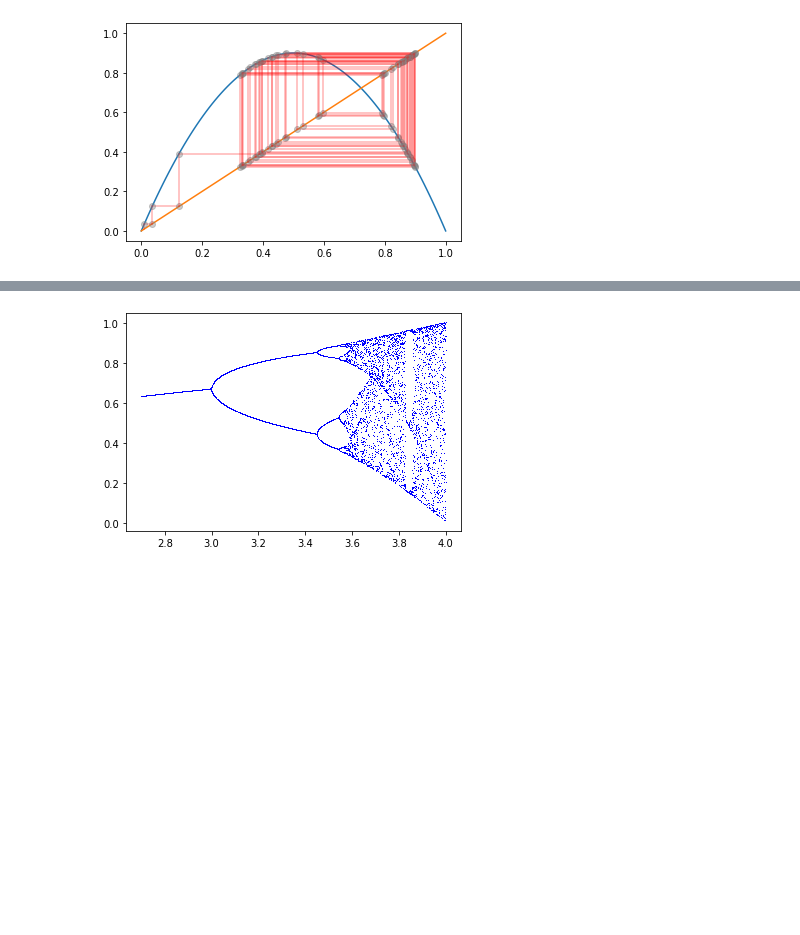
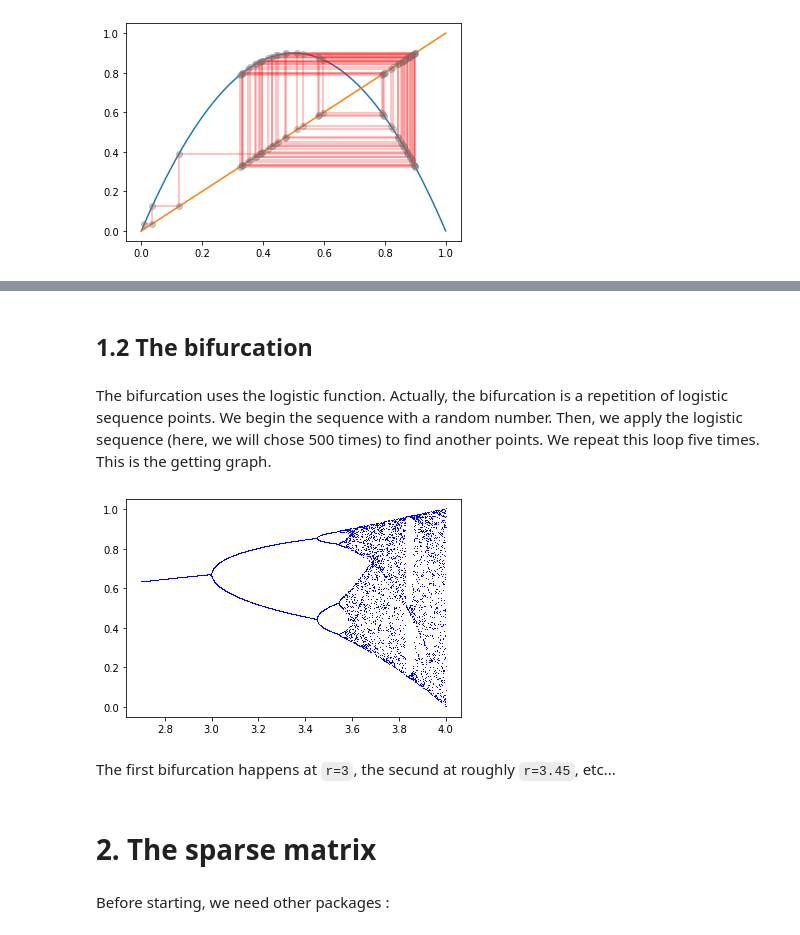
Before and after one commit to tanglef/chaoseverywhere, a Jupyter notebook: chaoseverywhere/Sketch/logistic.ipynb, the cells around one changed output, grey strips where cells are left out. Drawn from its saved outputs; the diff is of its cells as text; code cells hidden in the pictures; blank space fills up the shorter version.

Commit message:
report , beginning

```diff
--- a/chaoseverywhere/Sketch/logistic.ipynb
+++ b/chaoseverywhere/Sketch/logistic.ipynb
@@ -67,14 +114,26 @@ We observe that the chaotic diagram happens when the coefficient `r`is superior
+# %% [markdown]
+## 1.2 The bifurcation
+# %% [markdown]
+The bifurcation uses the logistic function. </br>
+Actually, the bifurcation is a repetition of logistic sequence points. We begin the sequence with a random number. Then, we apply the logistic sequence (here, we will chose 500 times) to find another points. We repeat this loop five times. <br/>
+This is the getting graph.
 # %%
 r = np.linspace(2.7, 4, 10000)
 x = []
 y = []
 for i in r:
     x.append(i)
     x0 = np.random.random()
     for _ in range(500):
-        x0 = code_python.logistic(i, x0)
+        x0 = logistic(i, x0)
     y.append(x0)
 plt.plot(x, y, ls='', marker=',', color='blue')
 plt.show()
 # %% [output]
-[figure, old version]
+[figure, new version]
+# %% [markdown]
+The first bifurcation happens at `r=3`, the secund at roughly `r=3.45`, etc...
+# %% [markdown]
+# 2. The sparse matrix
+# %% [markdown]
+Before starting, we need other packages :
```
Also changed, not shown: parts of 19 cells of this notebook.
